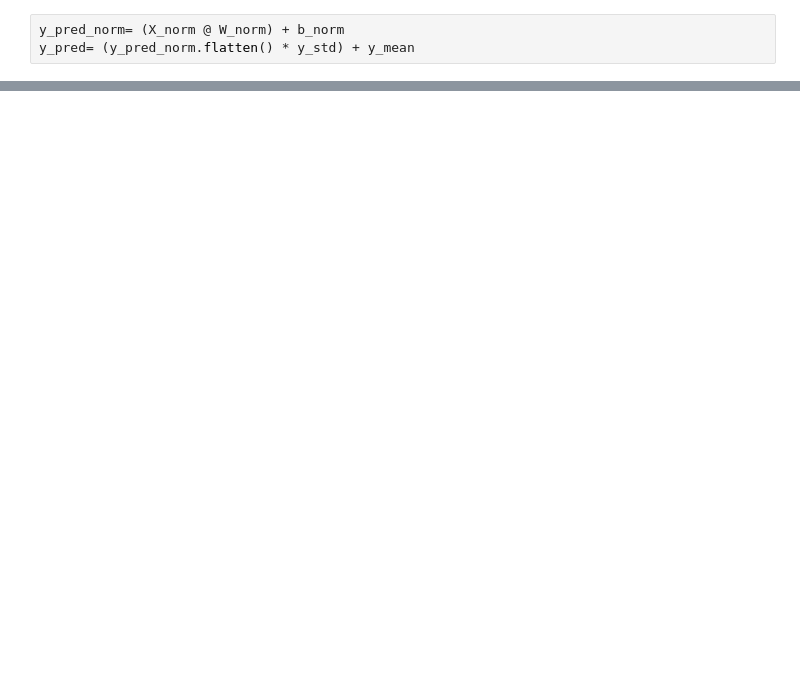
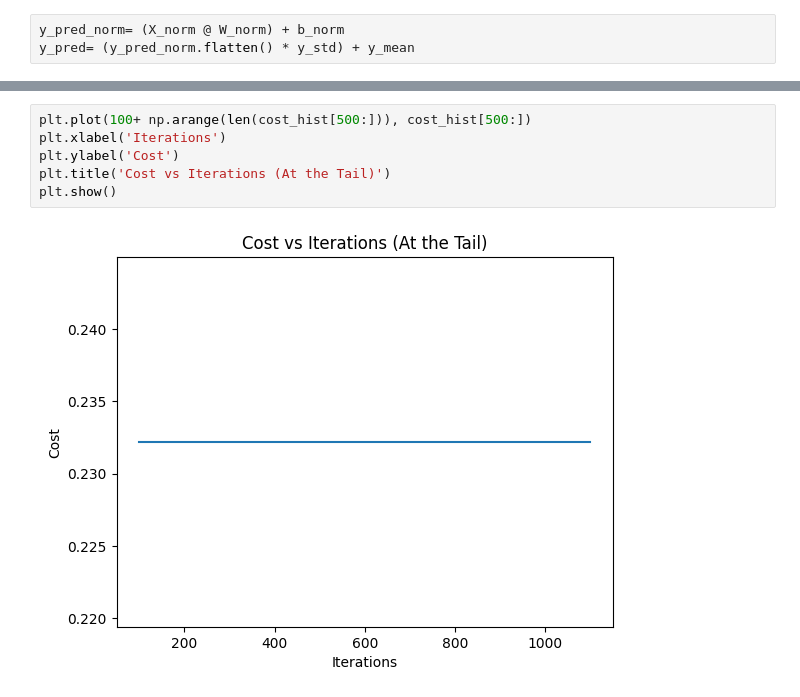
Before and after one commit to Sachet27/ML_Training, a Jupyter notebook: src/multiple_features.ipynb, the cells around one changed output, grey strips where cells are left out. Drawn from its saved outputs; the diff is of its cells as text; blank space fills up the shorter version.

```diff
--- a/src/multiple_features.ipynb
+++ b/src/multiple_features.ipynb
@@ -115,0 +117,8 @@ plt.show()
+# %%
+plt.plot(100+ np.arange(len(cost_hist[500:])), cost_hist[500:])
+plt.xlabel('Iterations')
+plt.ylabel('Cost')
+plt.title('Cost vs Iterations (At the Tail)')
+plt.show()
+# %% [output]
+[figure, added]
```
Also changed, not shown: parts of 9 cells of this notebook, 3 other files.
